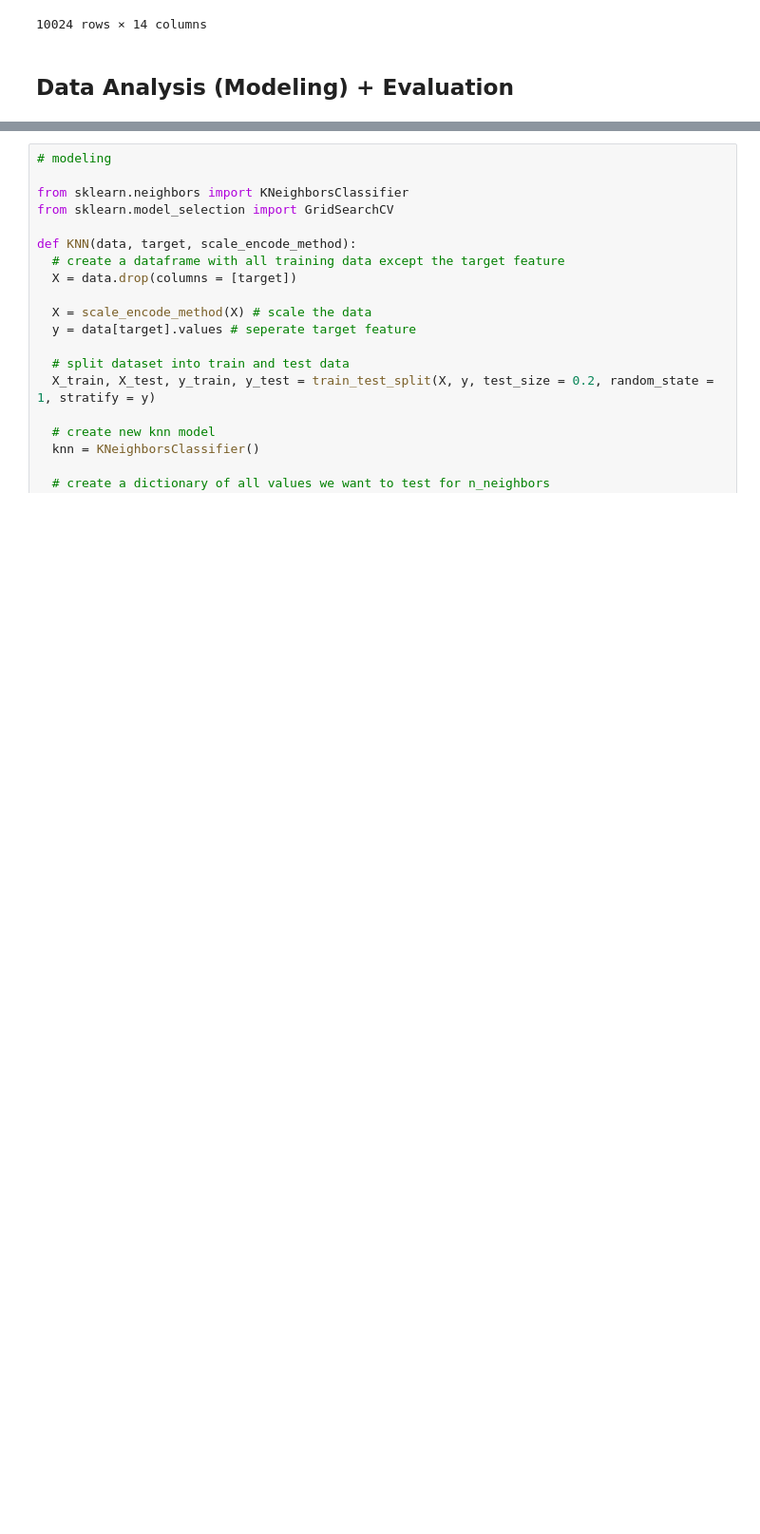
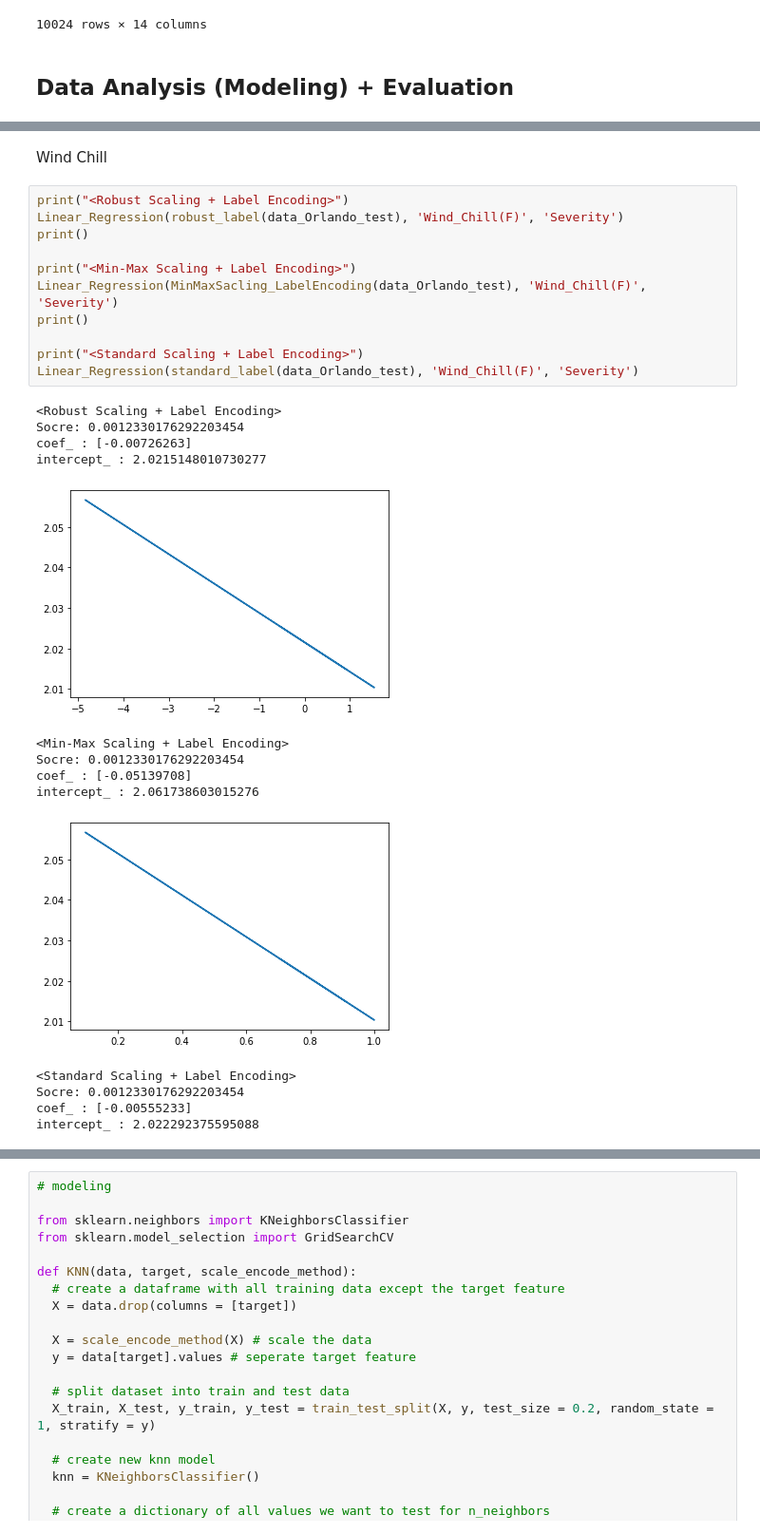
Before and after one commit to gnryu/DataScience-2022, a Jupyter notebook: final.ipynb, the cells around one changed output, grey strips where cells are left out. Shown at 95% size. Drawn from its saved outputs; the diff is of its cells as text; blank space fills up the shorter version.

```diff
--- a/final.ipynb
+++ b/final.ipynb
@@ -796,0 +880,28 @@ robust_label(data_Orlando_test)
+# %% [markdown]
+Wind Chill
+# %%
+print("<Robust Scaling + Label Encoding>")
+Linear_Regression(robust_label(data_Orlando_test), 'Wind_Chill(F)', 'Severity')
+print()
+
+print("<Min-Max Scaling + Label Encoding>")
+Linear_Regression(MinMaxSacling_LabelEncoding(data_Orlando_test), 'Wind_Chill(F)', 'Severity')
+print()
+
+print("<Standard Scaling + Label Encoding>")
+Linear_Regression(standard_label(data_Orlando_test), 'Wind_Chill(F)', 'Severity')
+# %% [output]
+<Robust Scaling + Label Encoding>
+Socre: 0.0012330176292203454
+coef_ : [-0.00726263]
+intercept_ : 2.0215148010730277
+[figure, added]
+<Min-Max Scaling + Label Encoding>
+Socre: 0.0012330176292203454
+coef_ : [-0.05139708]
+intercept_ : 2.061738603015276
+[figure, added]
+<Standard Scaling + Label Encoding>
+Socre: 0.0012330176292203454
+coef_ : [-0.00555233]
+intercept_ : 2.022292375595088
```
Also changed, not shown: parts of 60 cells of this notebook.
